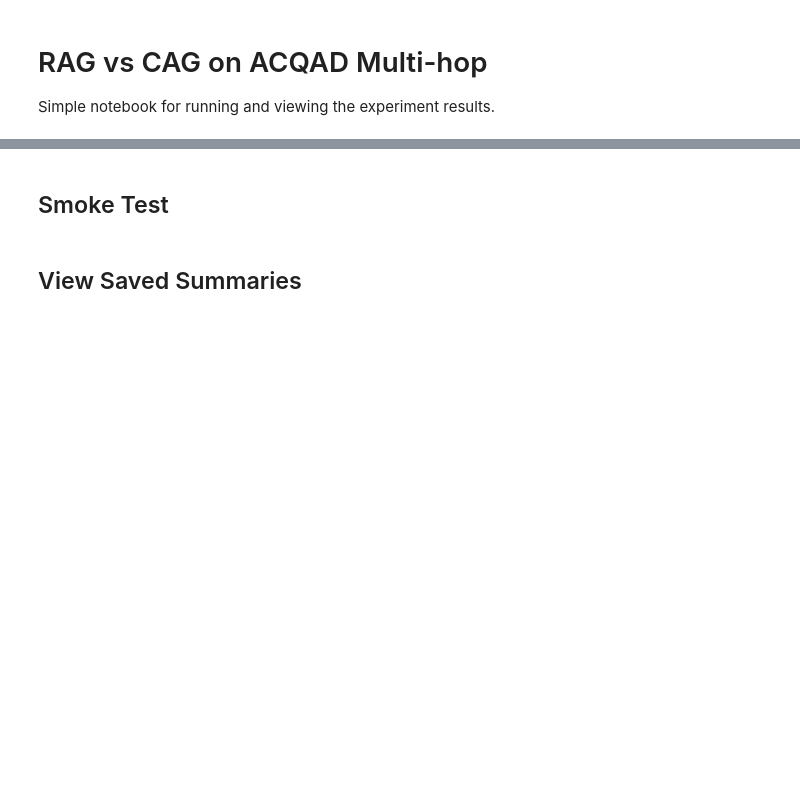
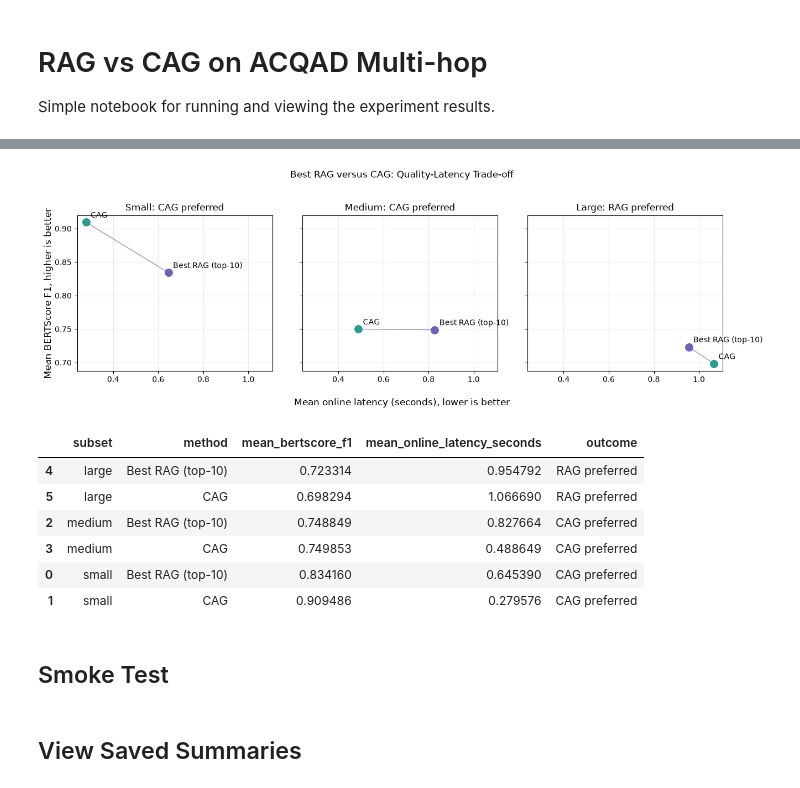
Before and after one commit to Abdullah-Alamodi/rag-vs-cag, a Jupyter notebook: rag_vs_cag_experiment.ipynb, the cells around one changed output, grey strips where cells are left out. Saved outputs shown, nothing was run; the diff lists cells and outputs as text; code cells hidden in the pictures; blank space fills up the shorter version.

```diff
--- a/rag_vs_cag_experiment.ipynb
+++ b/rag_vs_cag_experiment.ipynb
@@ -23,3 +199,58 @@ CONFIG
+# %%
+# Select the highest-accuracy RAG result in each subset; break ties by lower online latency.
+comparison_rows = []
+for subset in subset_order:
+    subset_rag = rag_summaries[rag_summaries['subset'].eq(subset)].sort_values(
+        ['mean_bertscore_f1', 'mean_online_latency_seconds', 'top_k'],
+        ascending=[False, True, True],
+    )
+    subset_cag = cag_summaries[cag_summaries['subset'].eq(subset)]
+    if subset_rag.empty or subset_cag.empty:
+        continue
+    best_rag = subset_rag.iloc[0]
+    cag = subset_cag.iloc[0]
+    if cag.mean_bertscore_f1 >= best_rag.mean_bertscore_f1 and cag.mean_online_latency_seconds <= best_rag.mean_online_latency_seconds:
+        outcome = 'CAG preferred'
+    elif best_rag.mean_bertscore_f1 >= cag.mean_bertscore_f1 and best_rag.mean_online_latency_seconds <= cag.mean_online_latency_seconds:
+        outcome = 'RAG preferred'
+    else:
+        outcome = 'Trade-off'
+    comparison_rows.extend([
+        {'subset': subset, 'method': f"Best RAG (top-{int(best_rag.top_k)})", 'mean_bertscore_f1': best_rag.mean_bertscore_f1, 'mean_online_latency_seconds': best_rag.mean_online_latency_seconds, 'outcome': outcome},
+        {'subset': subset, 'method': 'CAG', 'mean_bertscore_f1': cag.mean_bertscore_f1, 'mean_online_latency_seconds': cag.mean_online_latency_seconds, 'outcome': outcome},
+    ])
+
+comparison_df = pd.DataFrame(comparison_rows)
+fig, axes = plt.subplots(1, len(subset_order), figsize=(4.5 * len(subset_order), 4.2), sharex=True, sharey=True)
+if len(subset_order) == 1:
+    axes = [axes]
+
+for ax, subset in zip(axes, subset_order):
+    points = comparison_df[comparison_df['subset'].eq(subset)]
+    colors = {'CAG': '#2a9d8f', **{method: '#6c63b6' for method in points['method'] if method != 'CAG'}}
+    for point in points.itertuples():
+        ax.scatter(point.mean_online_latency_seconds, point.mean_bertscore_f1, s=95, color=colors[point.method], zorder=3)
+        ax.annotate(point.method, (point.mean_online_latency_seconds, point.mean_bertscore_f1), xytext=(6, 6), textcoords='offset points')
+    ax.plot(points['mean_online_latency_seconds'], points['mean_bertscore_f1'], color='#999999', linewidth=1, zorder=1)
+    ax.set_title(f"{subset_labels[subset]}: {points['outcome'].iat[0]}")
+    ax.grid(alpha=0.25)
+
+fig.supxlabel('Mean online latency (seconds), lower is better')
+fig.supylabel('Mean BERTScore F1, higher is better')
+fig.suptitle('Best RAG versus CAG: Quality-Latency Trade-off', y=1.03)
+fig.tight_layout()
+plt.show()
+
+display(comparison_df.sort_values(['subset', 'method']))
+# %% [output]
+[figure, added]
+|  | subset | method | mean_bertscore_f1 | mean_online_latency_seconds | outcome |
+| 4 | large | Best RAG (top-10) | 0.723314 | 0.954792 | RAG preferred |
+| 5 | large | CAG | 0.698294 | 1.066690 | RAG preferred |
+| 2 | medium | Best RAG (top-10) | 0.748849 | 0.827664 | CAG preferred |
+| 3 | medium | CAG | 0.749853 | 0.488649 | CAG preferred |
+| 0 | small | Best RAG (top-10) | 0.834160 | 0.645390 | CAG preferred |
+| 1 | small | CAG | 0.909486 | 0.279576 | CAG preferred |
 # %% [markdown]
 ## Smoke Test
 # %%
```
Also changed, not shown: parts of 11 cells of this notebook, 6 other files.
